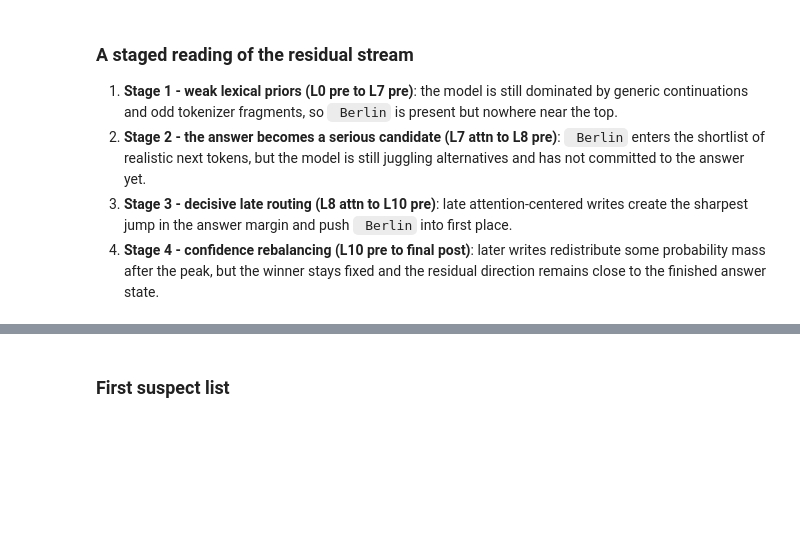
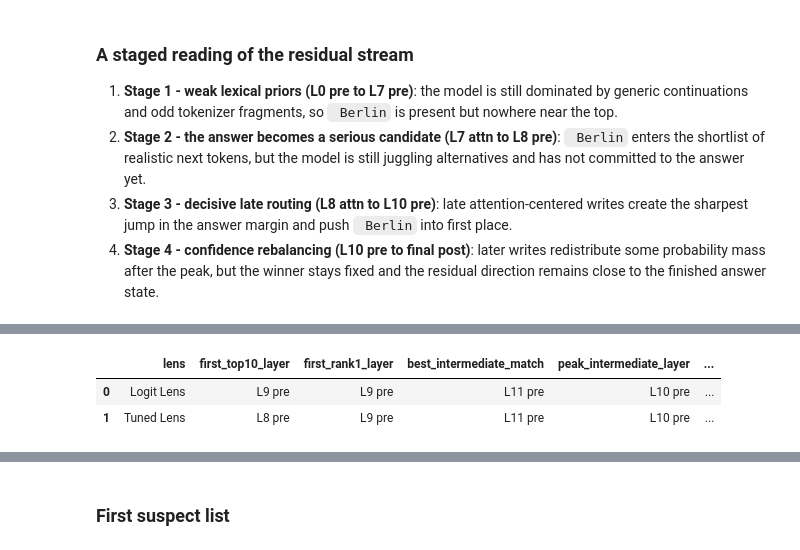
Before and after one commit to benk7alifa/llm-mechanics-lab, a Jupyter notebook: notebooks/llm_mechanics_lab.ipynb, the cells around one changed output, grey strips where cells are left out. Saved outputs shown, nothing was run; the diff lists cells and outputs as text; code cells hidden in the pictures; blank space fills up the shorter version.

```diff
--- a/notebooks/llm_mechanics_lab.ipynb
+++ b/notebooks/llm_mechanics_lab.ipynb
@@ -90,6 +76,8 @@ from matplotlib.colors import TwoSlopeNorm
 
 from transformer_lens import HookedTransformer, patching
 from transformer_lens.utils import get_act_name
+from tuned_lens.nn import LogitLens, TunedLens, Unembed
+from tuned_lens.plotting import PredictionTrajectory
 
 warnings.filterwarnings("ignore")
 
@@ -101,10 +89,15 @@ pd.set_option("display.max_rows", 200)
 pd.set_option("display.max_columns", 200)
 pd.set_option("display.width", 240)
 pd.set_option("display.max_colwidth", None)
+pd.set_option("display.expand_frame_repr", False)
 pd.set_option("display.float_format", lambda value: f"{value:0.4f}")
 
 DEVICE = "cuda" if torch.cuda.is_available() else "cpu"
 MODEL_NAME = "gpt2-small"
+
+# Tuned Lens artifacts use the canonical Hugging Face model id rather than
+# the TransformerLens alias, so GPT-2 Small maps to `gpt2` here.
+TUNED_LENS_RESOURCE_ID = "gpt2"
 PROMPT = "The capital of France is Paris. The capital of Germany is"
 TARGET_ANSWER = " Berlin"
 RIVAL_ANSWER = " Paris"
@@ -155,6 +148,7 @@ plt.rcParams.update(
 print("Using device:", DEVICE)
 print("torch:", torch.__version__)
 print("transformer-lens:", md.version("transformer-lens"))
+print("tuned-lens:", md.version("tuned-lens"))
 # %% [output]
 Using device: cpu
 torch: 2.10.0+cpu
@@ -1277,0 +1377,70 @@ display(
+# %%
+tuned_model = HookedTransformer.from_pretrained(
+    MODEL_NAME,
+    device=DEVICE,
+    fold_ln=False,
+)
+tuned_tokens = tuned_model.to_tokens(PROMPT)
+assert torch.equal(tuned_tokens.cpu(), tokens.cpu()), "The Tuned Lens section must use the same tokenization as the rest of the notebook."
+
+display_story_card(
+    "Why this section uses a second model instance",
+    {
+        "Secondary model": f"{MODEL_NAME} loaded with `fold_ln=False`",
+        "Why `fold_ln=False` matters": "The official Tuned Lens and TransformerLens integration keeps the final layer norm unfolded so the lens can apply its own translator correctly.",
+        "Lens artifact id": f"`{TUNED_LENS_RESOURCE_ID}` on the official tuned-lens artifact hub",
+        "What stays the same": "The prompt, tokenizer, and layer count are the same as the rest of the notebook; only the intermediate readout changes.",
+    },
+)
+
+with torch.no_grad():
+    tuned_logits, tuned_cache = tuned_model.run_with_cache(tuned_tokens)
+
+tuned_lens = TunedLens.from_unembed_and_pretrained(
+    unembed=Unembed(tuned_model),
+    lens_resource_id=TUNED_LENS_RESOURCE_ID,
+)
+logit_lens = LogitLens.from_model(tuned_model)
+
+tuned_lens_df = build_lens_readout_dataframe(
+    tuned_model,
+    PredictionTrajectory.from_lens_and_cache(
+        lens=tuned_lens,
+        input_ids=tuned_tokens,
+        cache=tuned_cache,
+        model_logits=tuned_logits,
+    ),
+    target_token=target_token_id,
+    rival_token=rival_token_id,
+    lens_name="Tuned Lens",
+)
+logit_lens_df = build_lens_readout_dataframe(
+    tuned_model,
+    PredictionTrajectory.from_lens_and_cache(
+        lens=logit_lens,
+        input_ids=tuned_tokens,
+        cache=tuned_cache,
+        model_logits=tuned_logits,
+    ),
+    target_token=target_token_id,
+    rival_token=rival_token_id,
+    lens_name="Logit Lens",
+)
+
+lens_compare_df = pd.concat([logit_lens_df, tuned_lens_df], ignore_index=True)
+lens_milestones_df = build_lens_milestones_dataframe(lens_compare_df)
+lens_milestones = lens_milestones_df.set_index("lens")
+tuned_first_top10 = lens_milestones.loc["Tuned Lens", "first_top10_layer"]
+logit_first_top10 = lens_milestones.loc["Logit Lens", "first_top10_layer"]
+tuned_first_top1 = lens_milestones.loc["Tuned Lens", "first_rank1_layer"]
+logit_first_top1 = lens_milestones.loc["Logit Lens", "first_rank1_layer"]
+tuned_peak_layer = lens_milestones.loc["Tuned Lens", "peak_intermediate_layer"]
+logit_peak_layer = lens_milestones.loc["Logit Lens", "peak_intermediate_layer"]
+
+intermediate_lens_df = lens_compare_df[lens_compare_df["layer_label"] != "final model"].copy()
+kl_wide_df = intermediate_lens_df.pivot(index="layer_label", columns="lens", values="forward_kl_last")
+tuned_kl_better_layers = int((kl_wide_df["Tuned Lens"] < kl_wide_df["Logit Lens"]).sum())
+
+display(Markdown("### Lens milestones"))
+display(lens_milestones_df)
+# %% [output]
@@ -1277,0 +1454,3 @@ display(
+|  | lens | first_top10_layer | first_rank1_layer | best_intermediate_match | peak_intermediate_layer | ... |
+| 0 | Logit Lens | L9 pre | L9 pre | L11 pre | L10 pre | ... |
+| 1 | Tuned Lens | L8 pre | L9 pre | L11 pre | L10 pre | ... |
```
Also changed, not shown: parts of 17 cells of this notebook, 2 other files.
